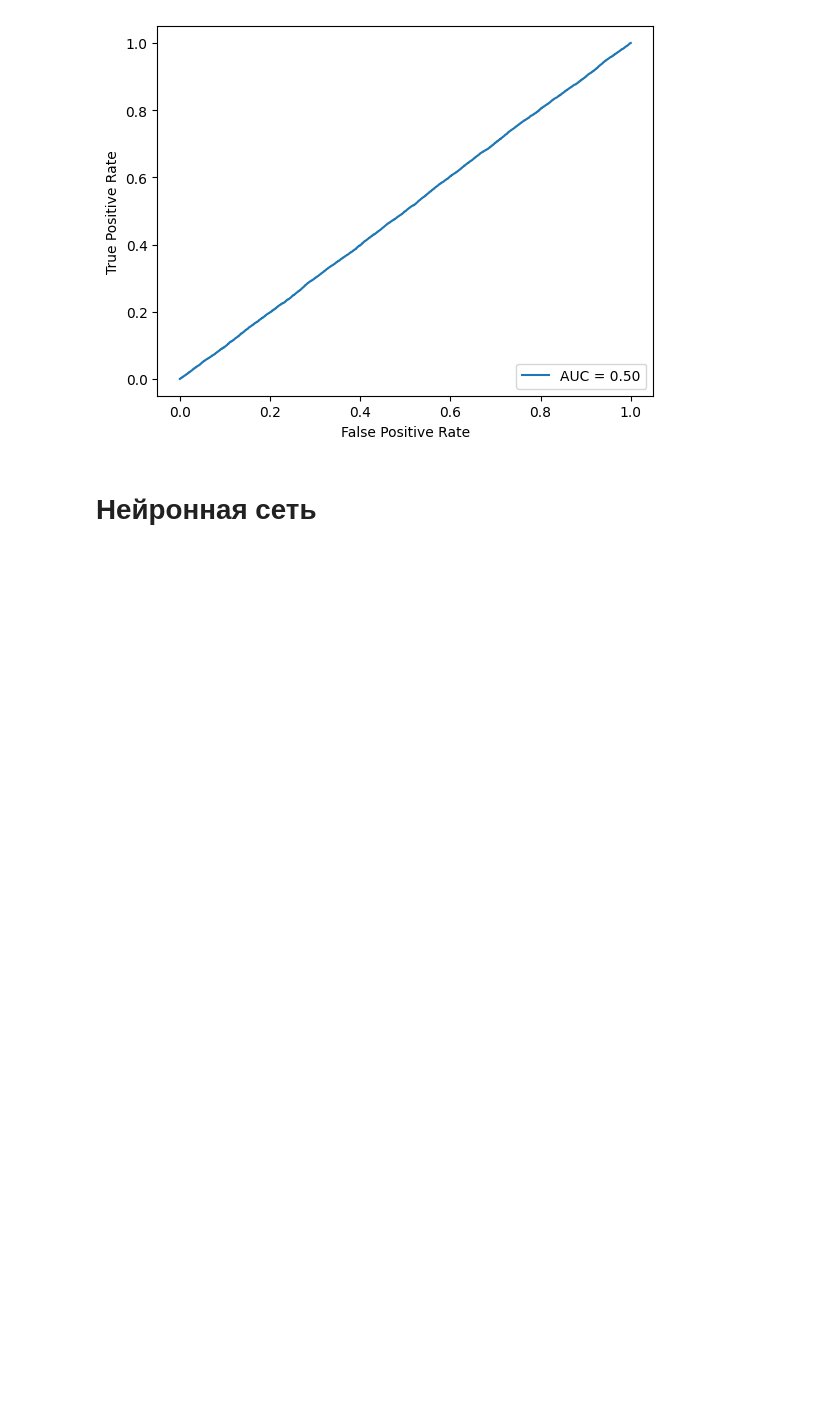
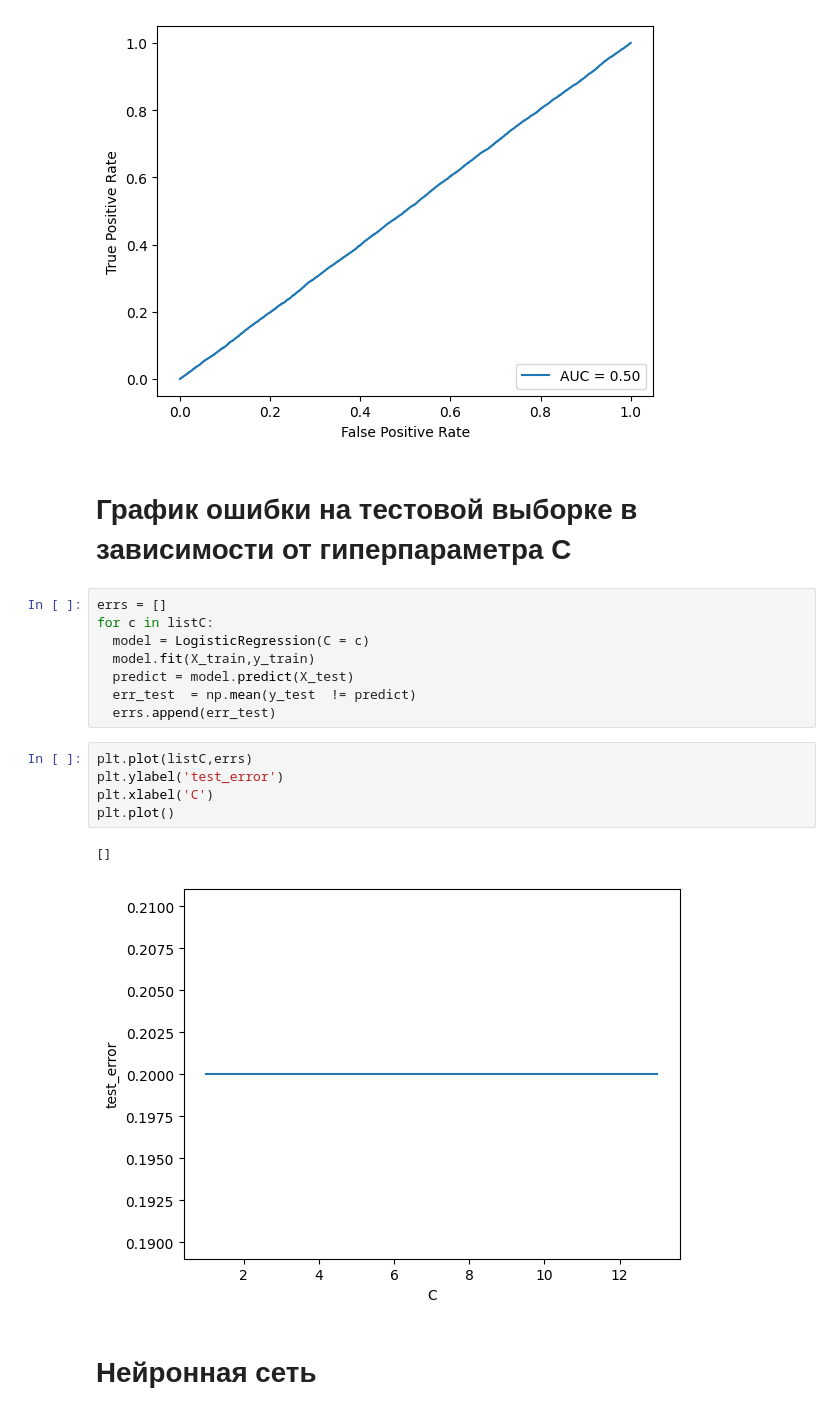
Before and after one commit to AnnaKul5/Machine-learning-and-data-analysis, a Jupyter notebook: MachineLearningLab1.ipynb, the cells around one changed output. Cells and saved outputs as stored; diff of their text form; blank space fills up the shorter version.

```diff
--- a/MachineLearningLab1.ipynb
+++ b/MachineLearningLab1.ipynb
@@ -627,6 +629,24 @@ display.plot()
 # %% [output]
 <sklearn.metrics._plot.roc_curve.RocCurveDisplay at 0x...>
 [figure]
+# %% [markdown]
+# График ошибки на тестовой выборке в зависимости от гиперпараметра C
+# %%
+errs = []
+for c in listC:
+  model = LogisticRegression(C = c)
+  model.fit(X_train,y_train)
+  predict = model.predict(X_test)
+  err_test  = np.mean(y_test  != predict)
+  errs.append(err_test)
+# %%
+plt.plot(listC,errs)
+plt.ylabel('test_error')
+plt.xlabel('C')
+plt.plot()
+# %% [output]
+[]
+[figure, added]
 # %% [markdown]
 # Нейронная сеть
 # %%
```
Also changed, not shown: parts of 9 cells of this notebook.
